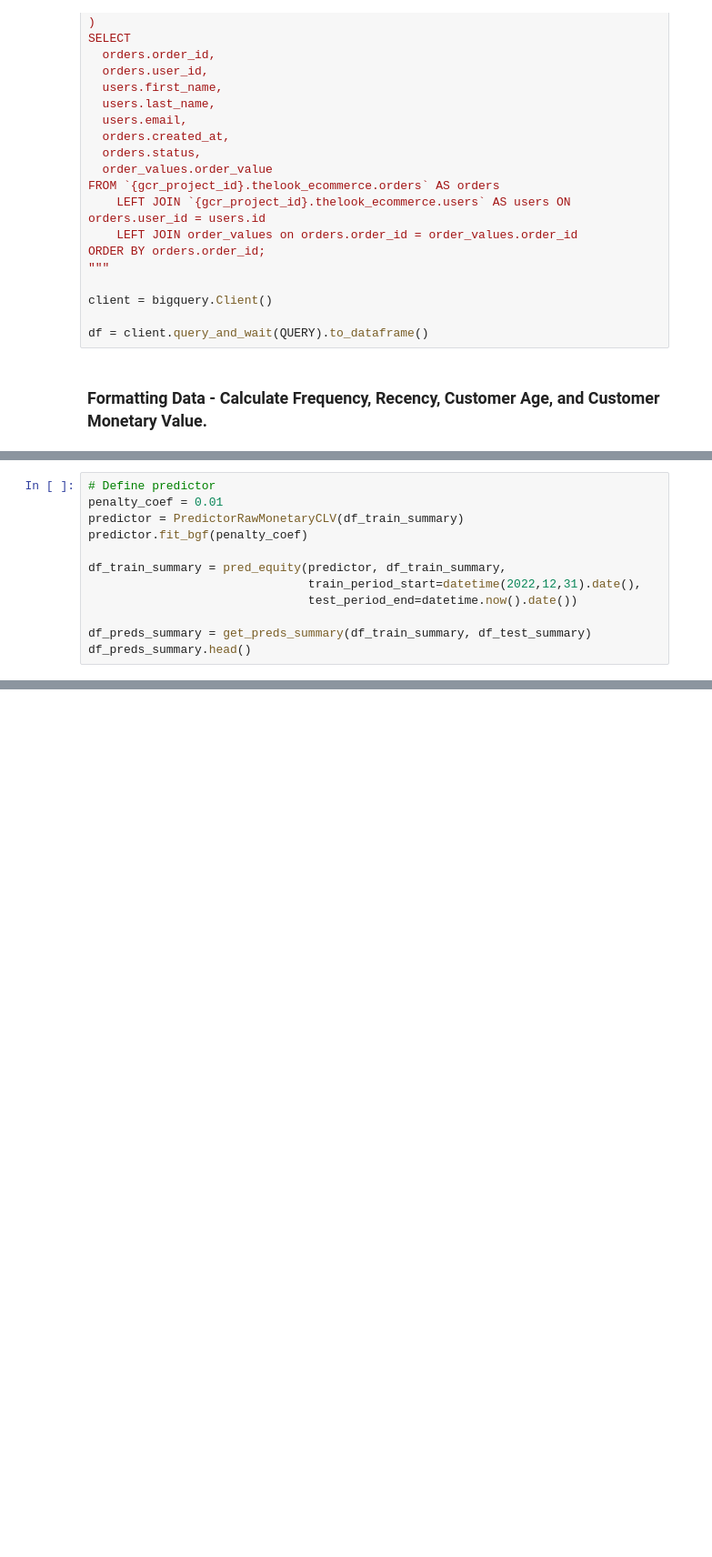
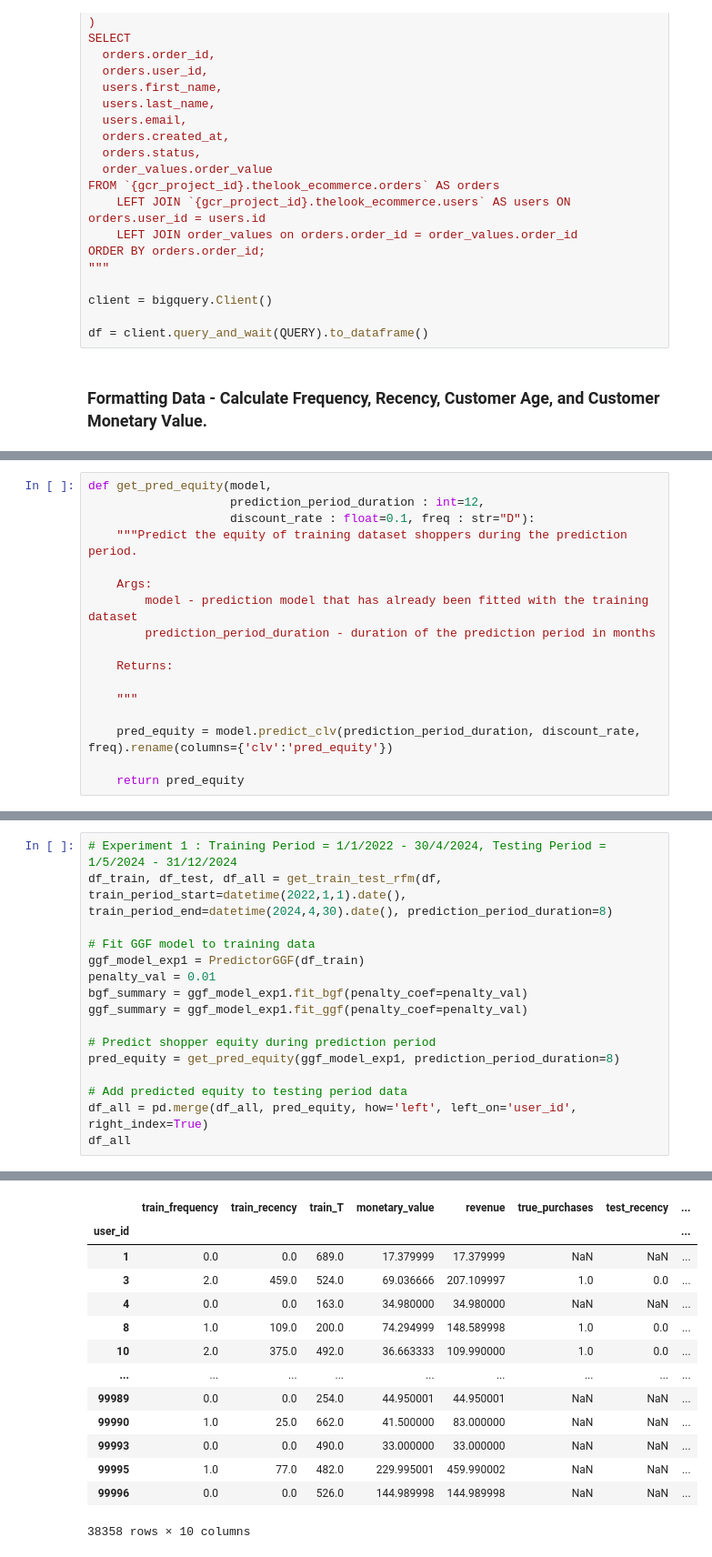
Before and after one commit to axeleichelmann/ecommerce-project, a Jupyter notebook: notebooks/clv-preds.ipynb, the cells around one changed output, grey strips where cells are left out. Shown at 91% size. Drawn from its saved outputs; the diff is of its cells as text; blank space fills up the shorter version.

Commit message:
Created utility functions for model experimentation & carried out initial tests for Raw Monetary Value & GGF based prediction models

```diff
--- a/notebooks/clv-preds.ipynb
+++ b/notebooks/clv-preds.ipynb
@@ -344,12 +61,0 @@ df_train_summary, df_test_summary = get_summary_df(df,
-# %%
-# Define predictor
-penalty_coef = 0.01
-predictor = PredictorRawMonetaryCLV(df_train_summary)
-predictor.fit_bgf(penalty_coef)
-
-df_train_summary = pred_equity(predictor, df_train_summary,
-                               train_period_start=datetime(2022,12,31).date(),
-                               test_period_end=datetime.now().date())
-
-df_preds_summary = get_preds_summary(df_train_summary, df_test_summary)
-df_preds_summary.head()
@@ -406,0 +135,17 @@ df_preds_summary[df_preds_summary.revenue < df_preds_summary.revenue.quantile(0.
+# %%
+def get_pred_equity(model,
+                    prediction_period_duration : int=12,
+                    discount_rate : float=0.1, freq : str="D"):
+    """Predict the equity of training dataset shoppers during the prediction period.
+
+    Args:
+        model - prediction model that has already been fitted with the training dataset
+        prediction_period_duration - duration of the prediction period in months
+
+    Returns:
+
+    """
+
+    pred_equity = model.predict_clv(prediction_period_duration, discount_rate, freq).rename(columns={'clv':'pred_equity'})
+
+    return pred_equity
@@ -406,0 +219,17 @@ df_preds_summary[df_preds_summary.revenue < df_preds_summary.revenue.quantile(0.
+# %%
+# Experiment 1 : Training Period = 1/1/2022 - 30/4/2024, Testing Period = 1/5/2024 - 31/12/2024
+df_train, df_test, df_all = get_train_test_rfm(df, train_period_start=datetime(2022,1,1).date(), train_period_end=datetime(2024,4,30).date(), prediction_period_duration=8)
+
+# Fit GGF model to training data
+ggf_model_exp1 = PredictorGGF(df_train)
+penalty_val = 0.01
+bgf_summary = ggf_model_exp1.fit_bgf(penalty_coef=penalty_val)
+ggf_summary = ggf_model_exp1.fit_ggf(penalty_coef=penalty_val)
+
+# Predict shopper equity during prediction period
+pred_equity = get_pred_equity(ggf_model_exp1, prediction_period_duration=8)
+
+# Add predicted equity to testing period data
+df_all = pd.merge(df_all, pred_equity, how='left', left_on='user_id', right_index=True)
+df_all
+# %% [output]
@@ -406,0 +241,14 @@ df_preds_summary[df_preds_summary.revenue < df_preds_summary.revenue.quantile(0.
+|  | train_frequency | train_recency | train_T | monetary_value | revenue | true_purchases | test_recency | ... |
+| user_id |  |  |  |  |  |  |  | ... |
+| 1 | 0.0 | 0.0 | 689.0 | 17.379999 | 17.379999 | NaN | NaN | ... |
+| 3 | 2.0 | 459.0 | 524.0 | 69.036666 | 207.109997 | 1.0 | 0.0 | ... |
+| 4 | 0.0 | 0.0 | 163.0 | 34.980000 | 34.980000 | NaN | NaN | ... |
+| 8 | 1.0 | 109.0 | 200.0 | 74.294999 | 148.589998 | 1.0 | 0.0 | ... |
+| 10 | 2.0 | 375.0 | 492.0 | 36.663333 | 109.990000 | 1.0 | 0.0 | ... |
+| ... | ... | ... | ... | ... | ... | ... | ... | ... |
+| 99989 | 0.0 | 0.0 | 254.0 | 44.950001 | 44.950001 | NaN | NaN | ... |
+| 99990 | 1.0 | 25.0 | 662.0 | 41.500000 | 83.000000 | NaN | NaN | ... |
+| 99993 | 0.0 | 0.0 | 490.0 | 33.000000 | 33.000000 | NaN | NaN | ... |
+| 99995 | 1.0 | 77.0 | 482.0 | 229.995001 | 459.990002 | NaN | NaN | ... |
+| 99996 | 0.0 | 0.0 | 526.0 | 144.989998 | 144.989998 | NaN | NaN | ... |
+38358 rows × 10 columns
```
Also changed, not shown: parts of 40 cells of this notebook.
